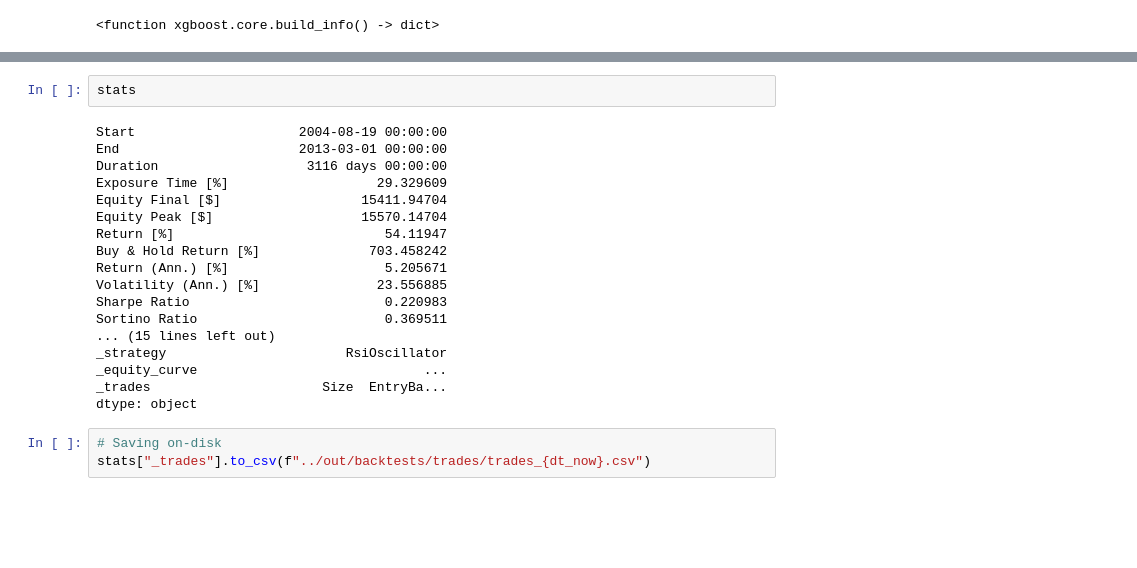
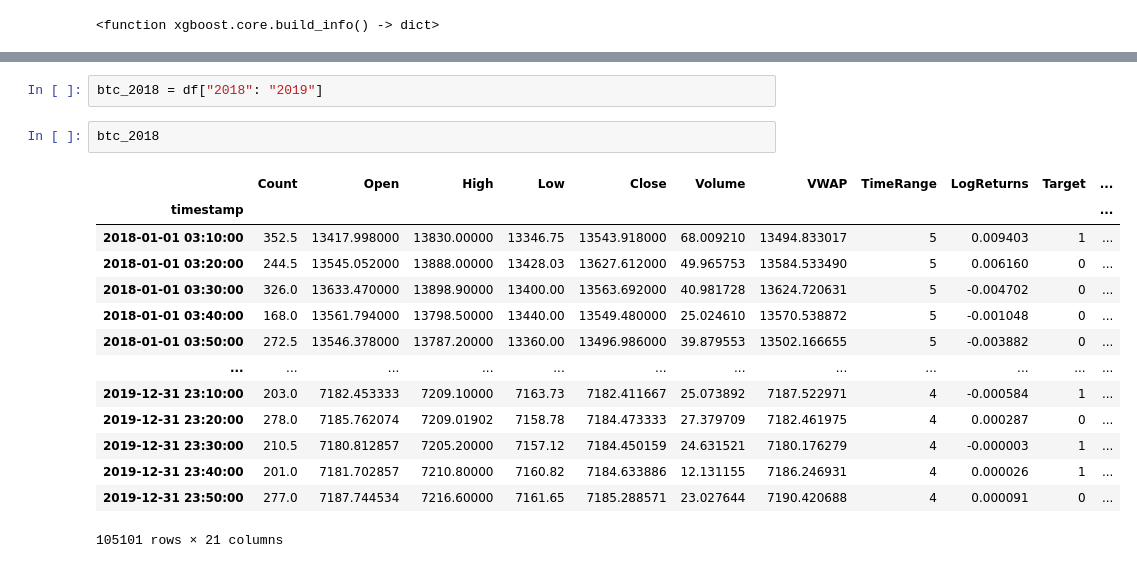
Before and after one commit to lcsrodriguez/cryptotrading, a Jupyter notebook: notebooks/bitcoin_trading.ipynb, the cells around one changed output, grey strips where cells are left out. Drawn from its saved outputs; the diff is of its cells as text; blank space fills up the shorter version.

```diff
--- a/notebooks/bitcoin_trading.ipynb
+++ b/notebooks/bitcoin_trading.ipynb
@@ -285,23 +242,19 @@ _ = bt.plot()
-# %%
-stats
-# %% [output]
-Start                     2004-08-19 00:00:00
-End                       2013-03-01 00:00:00
-Duration                   3116 days 00:00:00
-Exposure Time [%]                   29.329609
-Equity Final [$]                  15411.94704
-Equity Peak [$]                   15570.14704
-Return [%]                           54.11947
-Buy & Hold Return [%]              703.458242
-Return (Ann.) [%]                    5.205671
-Volatility (Ann.) [%]               23.556885
-Sharpe Ratio                         0.220983
-Sortino Ratio                        0.369511
-... (15 lines left out)
-_strategy                       RsiOscillator
-_equity_curve                             ...
-_trades                      Size  EntryBa...
-dtype: object
-# %%
-# Saving on-disk
-stats["_trades"].to_csv(f"../out/backtests/trades/trades_{dt_now}.csv")
+# %%
+btc_2018 = df["2018": "2019"]
+# %%
+btc_2018
+# %% [output]
+|  | Count | Open | High | Low | Close | Volume | VWAP | TimeRange | LogReturns | Target | ... |
+| timestamp |  |  |  |  |  |  |  |  |  |  | ... |
+| 2018-01-01 03:10:00 | 352.5 | 13417.998000 | 13830.00000 | 13346.75 | 13543.918000 | 68.009210 | 13494.833017 | 5 | 0.009403 | 1 | ... |
+| 2018-01-01 03:20:00 | 244.5 | 13545.052000 | 13888.00000 | 13428.03 | 13627.612000 | 49.965753 | 13584.533490 | 5 | 0.006160 | 0 | ... |
+| 2018-01-01 03:30:00 | 326.0 | 13633.470000 | 13898.90000 | 13400.00 | 13563.692000 | 40.981728 | 13624.720631 | 5 | -0.004702 | 0 | ... |
+| 2018-01-01 03:40:00 | 168.0 | 13561.794000 | 13798.50000 | 13440.00 | 13549.480000 | 25.024610 | 13570.538872 | 5 | -0.001048 | 0 | ... |
+| 2018-01-01 03:50:00 | 272.5 | 13546.378000 | 13787.20000 | 13360.00 | 13496.986000 | 39.879553 | 13502.166655 | 5 | -0.003882 | 0 | ... |
+| ... | ... | ... | ... | ... | ... | ... | ... | ... | ... | ... | ... |
+| 2019-12-31 23:10:00 | 203.0 | 7182.453333 | 7209.10000 | 7163.73 | 7182.411667 | 25.073892 | 7187.522971 | 4 | -0.000584 | 1 | ... |
+| 2019-12-31 23:20:00 | 278.0 | 7185.762074 | 7209.01902 | 7158.78 | 7184.473333 | 27.379709 | 7182.461975 | 4 | 0.000287 | 0 | ... |
+| 2019-12-31 23:30:00 | 210.5 | 7180.812857 | 7205.20000 | 7157.12 | 7184.450159 | 24.631521 | 7180.176279 | 4 | -0.000003 | 1 | ... |
+| 2019-12-31 23:40:00 | 201.0 | 7181.702857 | 7210.80000 | 7160.82 | 7184.633886 | 12.131155 | 7186.246931 | 4 | 0.000026 | 1 | ... |
+| 2019-12-31 23:50:00 | 277.0 | 7187.744534 | 7216.60000 | 7161.65 | 7185.288571 | 23.027644 | 7190.420688 | 4 | 0.000091 | 0 | ... |
+105101 rows × 21 columns
```
Also changed, not shown: parts of 17 cells of this notebook, 1 other file.
